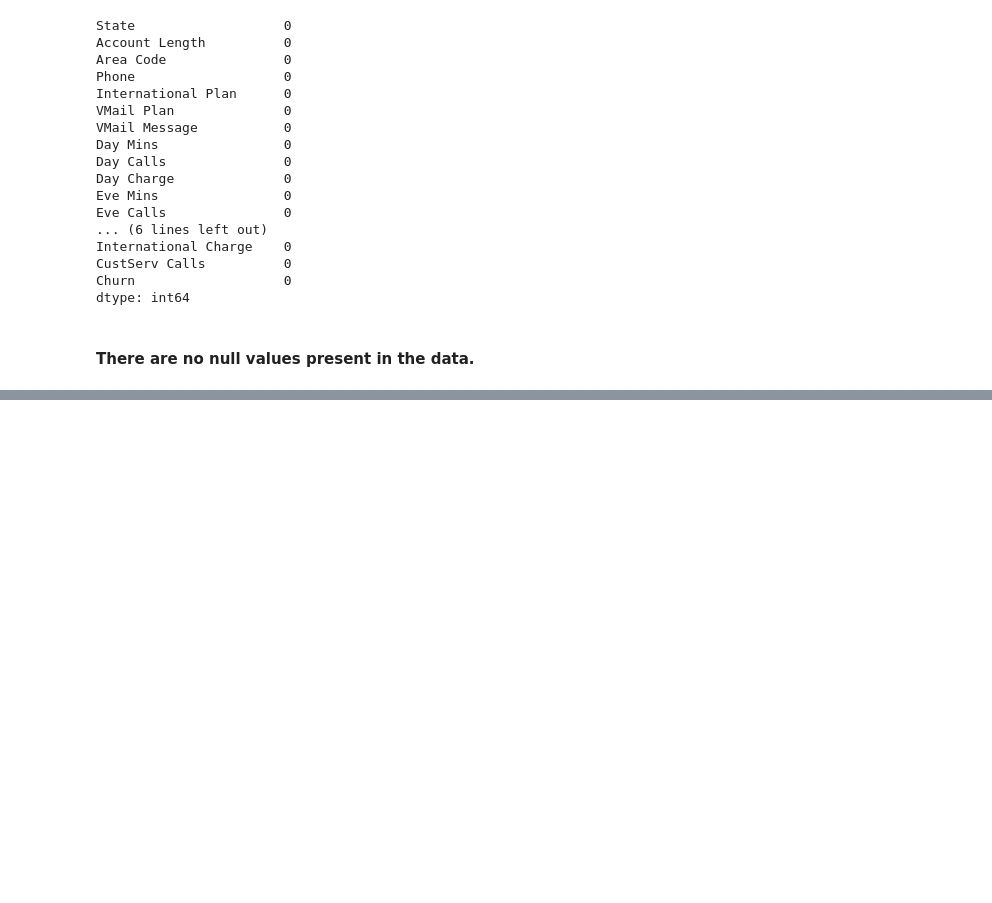
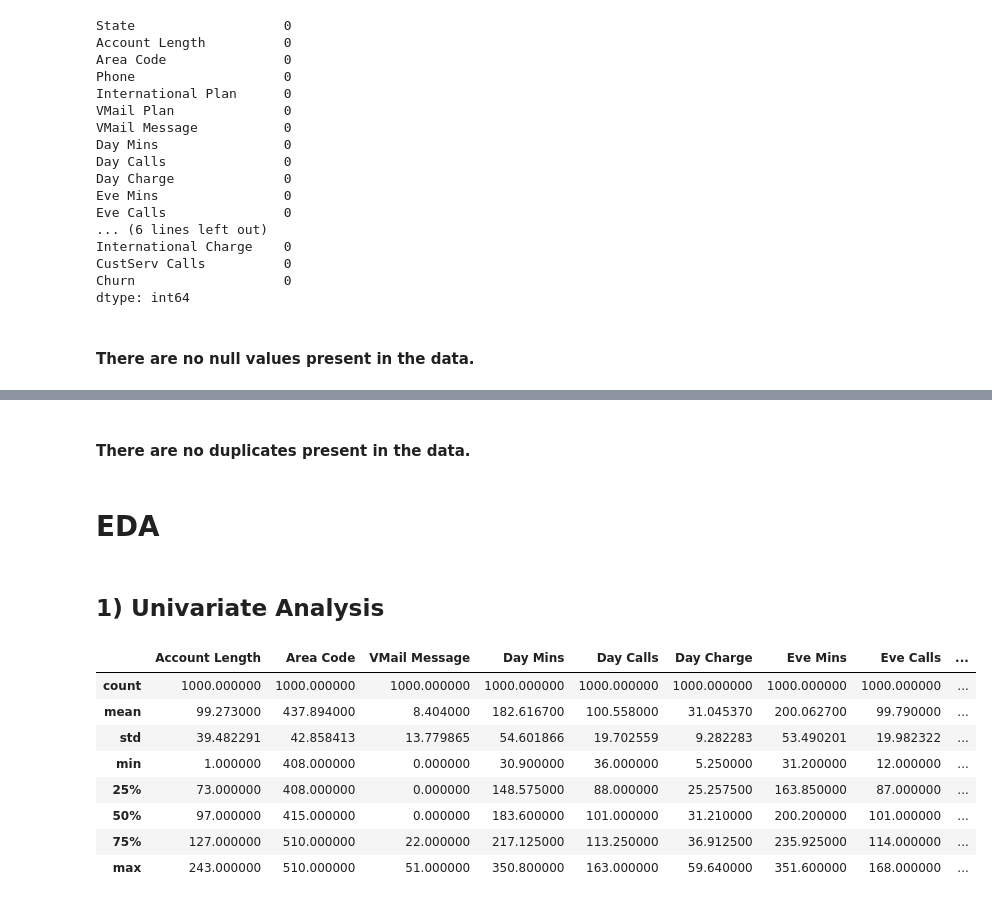
Before and after one commit to SweetyDhas/Live-Project, a Jupyter notebook: No Churn Telecom Project/No_Churn_Telecom.ipynb, the cells around one changed output, grey strips where cells are left out. Cells and saved outputs as stored; diff of their text form; code cells hidden in the pictures; blank space fills up the shorter version.

```diff
--- a/No Churn Telecom Project/No_Churn_Telecom.ipynb
+++ b/No Churn Telecom Project/No_Churn_Telecom.ipynb
@@ -174,0 +177,18 @@ df.duplicated().sum()
+# %% [markdown]
+#### There are no duplicates present in the data.
+# %% [markdown]
+# EDA
+# %% [markdown]
+## 1) Univariate Analysis
+# %%
+df.describe()
+# %% [output]
+|  | Account Length | Area Code | VMail Message | Day Mins | Day Calls | Day Charge | Eve Mins | Eve Calls | ... |
+| count | 1000.000000 | 1000.000000 | 1000.000000 | 1000.000000 | 1000.000000 | 1000.000000 | 1000.000000 | 1000.000000 | ... |
+| mean | 99.273000 | 437.894000 | 8.404000 | 182.616700 | 100.558000 | 31.045370 | 200.062700 | 99.790000 | ... |
+| std | 39.482291 | 42.858413 | 13.779865 | 54.601866 | 19.702559 | 9.282283 | 53.490201 | 19.982322 | ... |
+| min | 1.000000 | 408.000000 | 0.000000 | 30.900000 | 36.000000 | 5.250000 | 31.200000 | 12.000000 | ... |
+| 25% | 73.000000 | 408.000000 | 0.000000 | 148.575000 | 88.000000 | 25.257500 | 163.850000 | 87.000000 | ... |
+| 50% | 97.000000 | 415.000000 | 0.000000 | 183.600000 | 101.000000 | 31.210000 | 200.200000 | 101.000000 | ... |
+| 75% | 127.000000 | 510.000000 | 22.000000 | 217.125000 | 113.250000 | 36.912500 | 235.925000 | 114.000000 | ... |
+| max | 243.000000 | 510.000000 | 51.000000 | 350.800000 | 163.000000 | 59.640000 | 351.600000 | 168.000000 | ... |
```
Also changed, not shown: parts of 3 cells of this notebook.
